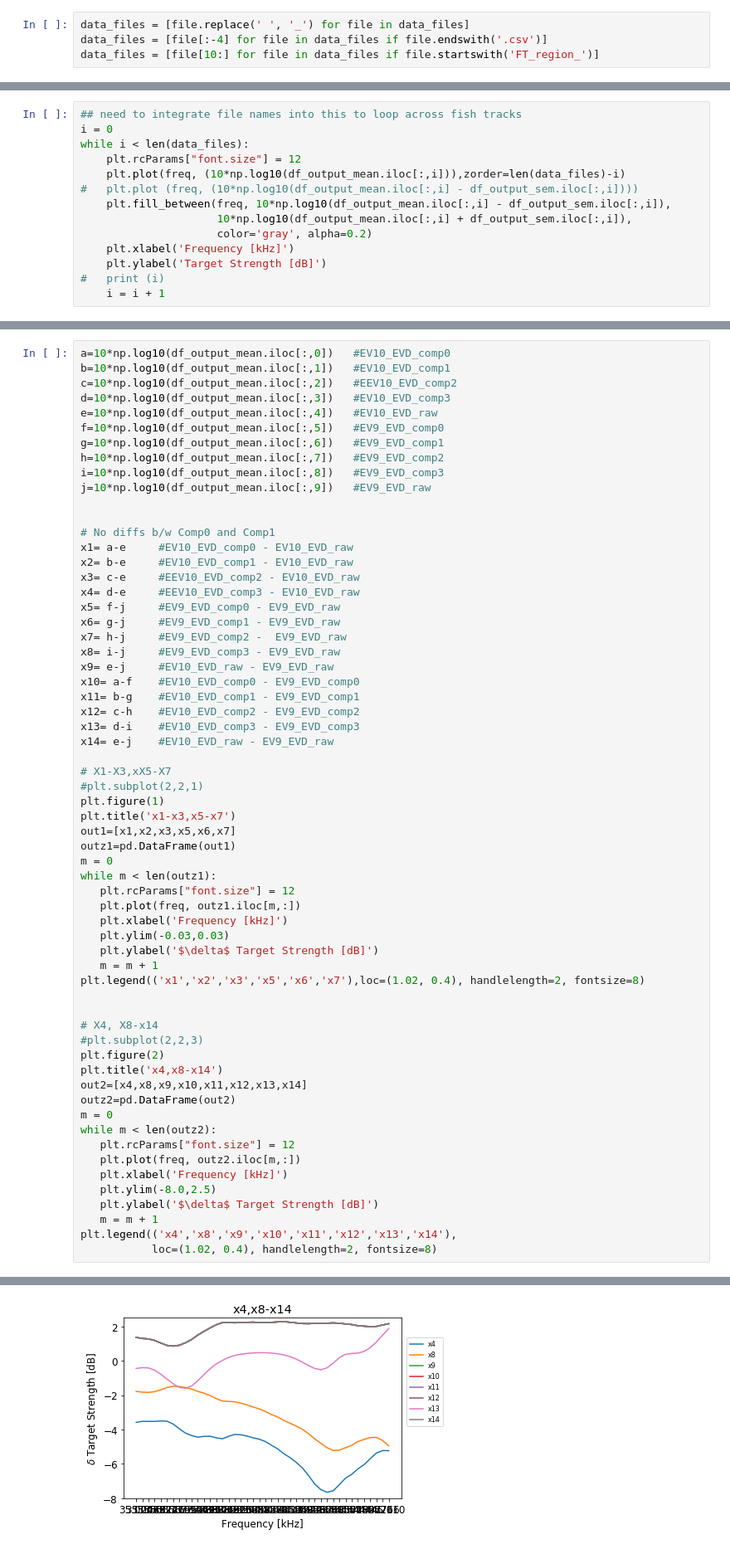
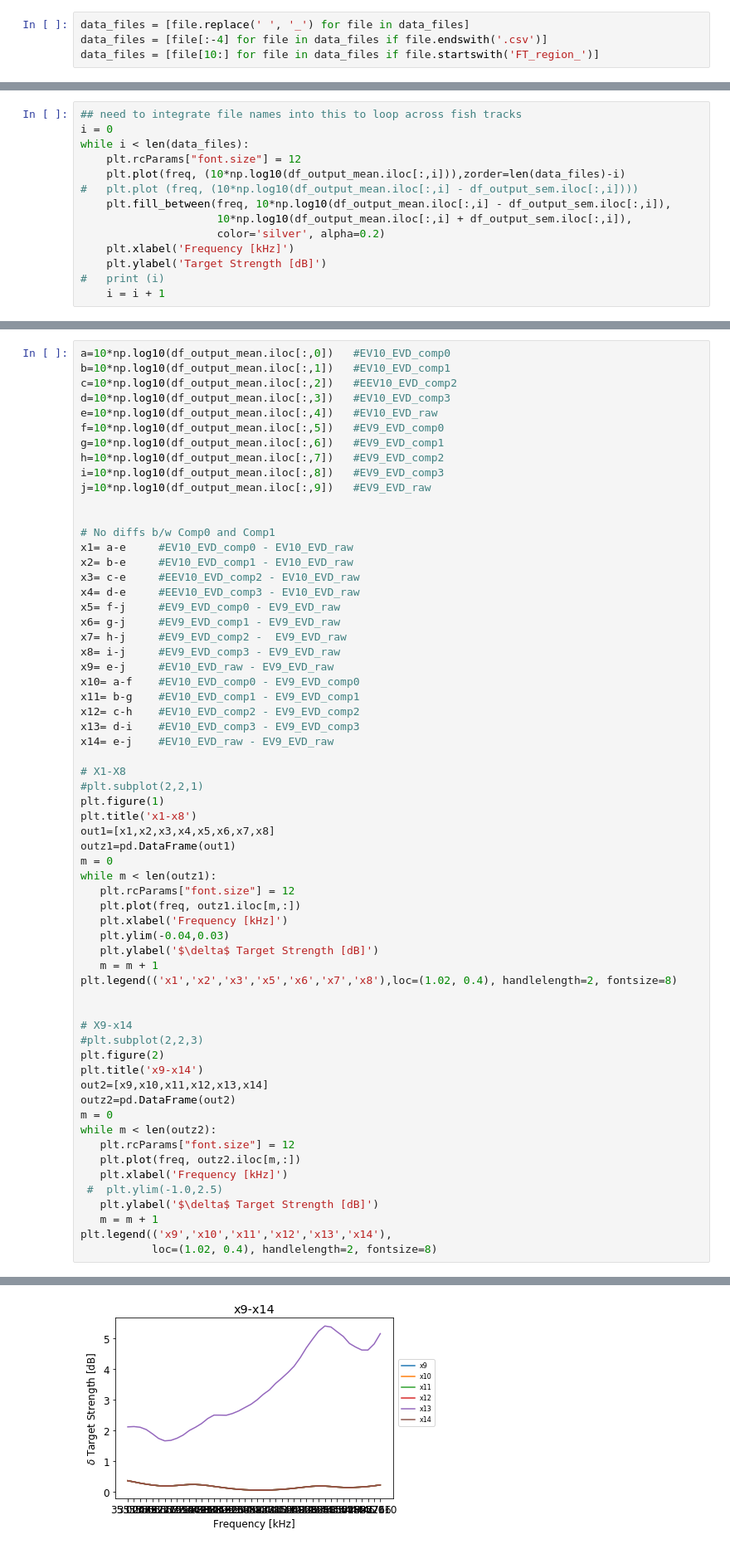
Before and after one commit to kevinboswell/EVFreqResp, a Jupyter notebook: KMB_comps.ipynb, the cells around one changed output, grey strips where cells are left out. Shown at 83% size. Cells and saved outputs as stored; diff of their text form.

```diff
--- a/KMB_comps.ipynb
+++ b/KMB_comps.ipynb
@@ -171,7 +171,7 @@ while i < len(data_files):
 #   plt.plot (freq, (10*np.log10(df_output_mean.iloc[:,i] - df_output_sem.iloc[:,i])))
     plt.fill_between(freq, 10*np.log10(df_output_mean.iloc[:,i] - df_output_sem.iloc[:,i]),
                      10*np.log10(df_output_mean.iloc[:,i] + df_output_sem.iloc[:,i]),
-                     color='gray', alpha=0.2)
+                     color='silver', alpha=0.2)
     plt.xlabel('Frequency [kHz]')
     plt.ylabel('Target Strength [dB]')
 #   print (i)
@@ -216,38 +216,38 @@ x12= c-h    #EV10_EVD_comp2 - EV9_EVD_comp2
 x13= d-i    #EV10_EVD_comp3 - EV9_EVD_comp3
 x14= e-j    #EV10_EVD_raw - EV9_EVD_raw
 
-# X1-X3,xX5-X7
+# X1-X8
 #plt.subplot(2,2,1)
 plt.figure(1)
-plt.title('x1-x3,x5-x7')
-out1=[x1,x2,x3,x5,x6,x7]
+plt.title('x1-x8')
+out1=[x1,x2,x3,x4,x5,x6,x7,x8]
 outz1=pd.DataFrame(out1)
 m = 0
 while m < len(outz1):
    plt.rcParams["font.size"] = 12
    plt.plot(freq, outz1.iloc[m,:])
    plt.xlabel('Frequency [kHz]')
-   plt.ylim(-0.03,0.03)
+   plt.ylim(-0.04,0.03)
    plt.ylabel('$\delta$ Target Strength [dB]')
    m = m + 1
-plt.legend(('x1','x2','x3','x5','x6','x7'),loc=(1.02, 0.4), handlelength=2, fontsize=8)
+plt.legend(('x1','x2','x3','x5','x6','x7','x8'),loc=(1.02, 0.4), handlelength=2, fontsize=8)
 
 
-# X4, X8-x14
+# X9-x14
 #plt.subplot(2,2,3)
 plt.figure(2)
-plt.title('x4,x8-x14')
-out2=[x4,x8,x9,x10,x11,x12,x13,x14]
+plt.title('x9-x14')
+out2=[x9,x10,x11,x12,x13,x14]
 outz2=pd.DataFrame(out2)
 m = 0
 while m < len(outz2):
    plt.rcParams["font.size"] = 12
    plt.plot(freq, outz2.iloc[m,:])
    plt.xlabel('Frequency [kHz]')
-   plt.ylim(-8.0,2.5)
+ #  plt.ylim(-1.0,2.5)
    plt.ylabel('$\delta$ Target Strength [dB]')
    m = m + 1
-plt.legend(('x4','x8','x9','x10','x11','x12','x13','x14'),
+plt.legend(('x9','x10','x11','x12','x13','x14'),
            loc=(1.02, 0.4), handlelength=2, fontsize=8)
 # %% [output]
 <matplotlib.legend.Legend at 0x...>
@@ -255 +255 @@ plt.legend(('x4','x8','x9','x10','x11','x12','x13','x14'),
-[figure, old version]
+[figure, new version]
```
Also changed, not shown: parts of 7 cells of this notebook, 20 other files.
